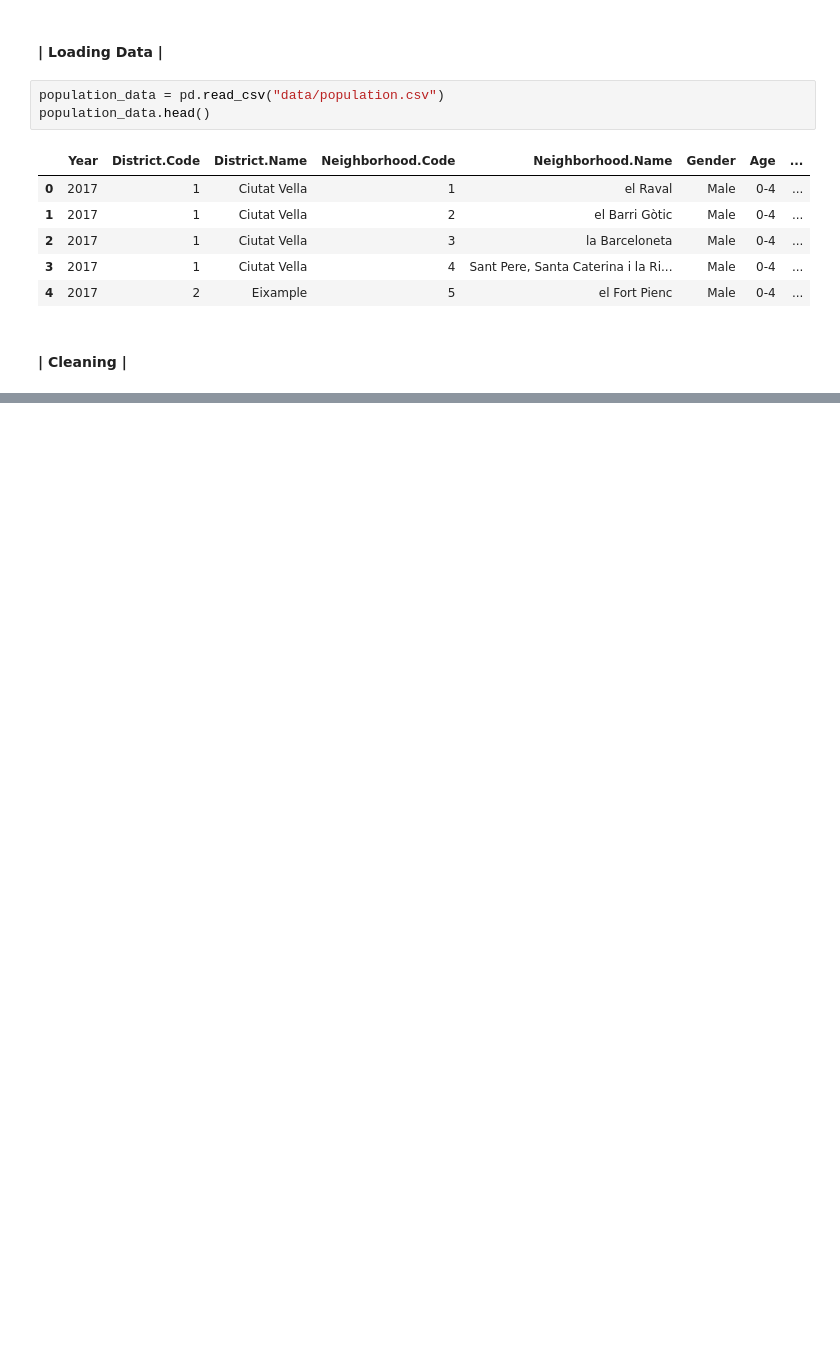
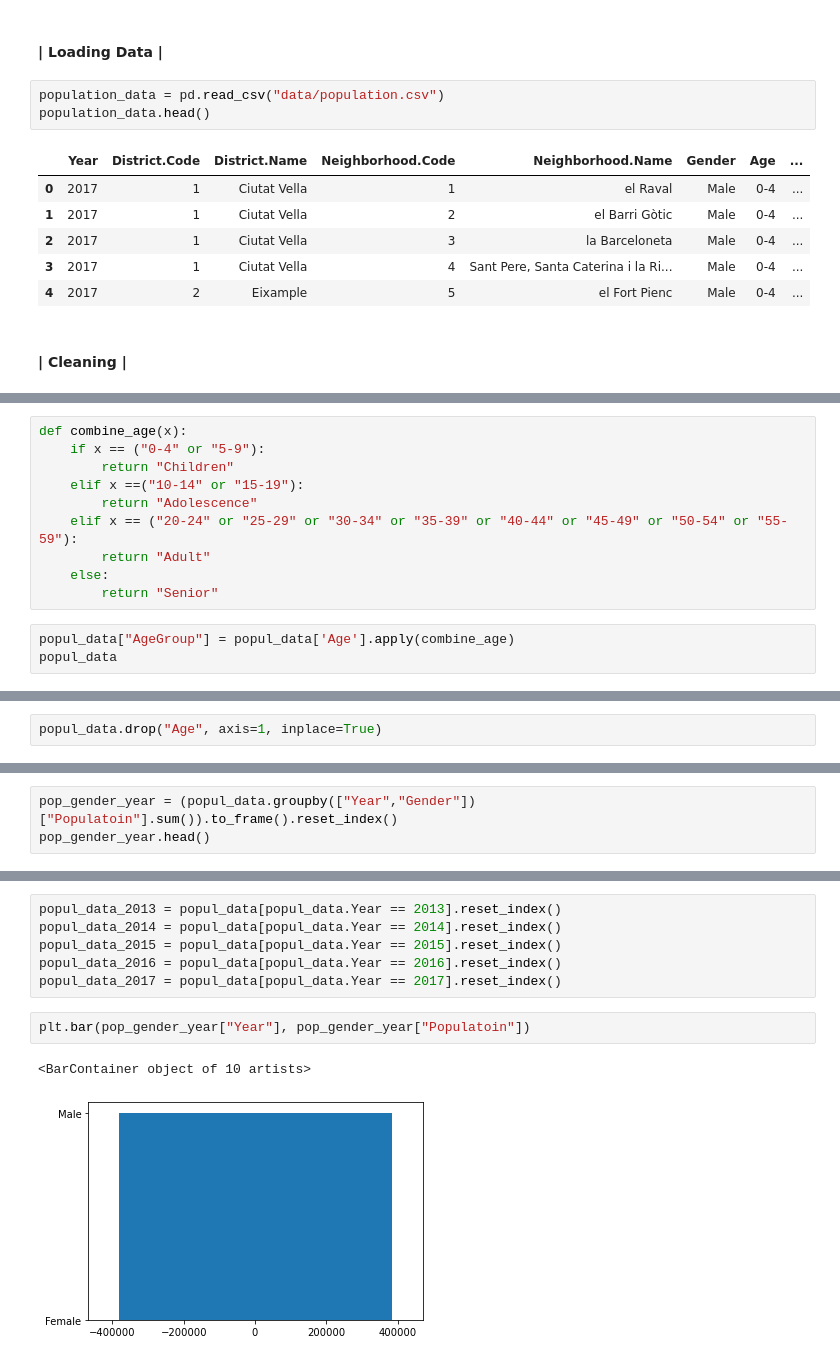
Before and after one commit to AlfaisalGassim/Barcelona_EDA, a Jupyter notebook: Barcelona.ipynb, the cells around one changed output, grey strips where cells are left out. Drawn from its saved outputs; the diff is of its cells as text; blank space fills up the shorter version.

```diff
--- a/Barcelona.ipynb
+++ b/Barcelona.ipynb
@@ -36,3 +40,16 @@ popul_data.head()
 | 2 | 2017 | 1 | Ciutat Vella | 3 | la Barceloneta | Male | 0-4 | 43 |
 | 3 | 2017 | 1 | Ciutat Vella | 4 | Sant Pere, Santa Caterina i la Ri... | Male | 0-4 | 95 |
 | 4 | 2017 | 2 | Eixample | 5 | el Fort Pienc | Male | 0-4 | 124 |
+# %%
+def combine_age(x):
+    if x == ("0-4" or "5-9"):
+        return "Children"
+    elif x ==("10-14" or "15-19"):
+        return "Adolescence"
+    elif x == ("20-24" or "25-29" or "30-34" or "35-39" or "40-44" or "45-49" or "50-54" or "55-59"):
+        return "Adult"
+    else:
+        return "Senior"
+# %%
+popul_data["AgeGroup"] = popul_data['Age'].apply(combine_age)
+popul_data
@@ -38,0 +70,2 @@ popul_data.head()
+# %%
+popul_data.drop("Age", axis=1, inplace=True)
@@ -38,0 +90,3 @@ popul_data.head()
+# %%
+pop_gender_year = (popul_data.groupby(["Year","Gender"])["Populatoin"].sum()).to_frame().reset_index()
+pop_gender_year.head()
@@ -38,0 +121,11 @@ popul_data.head()
+# %%
+popul_data_2013 = popul_data[popul_data.Year == 2013].reset_index()
+popul_data_2014 = popul_data[popul_data.Year == 2014].reset_index()
+popul_data_2015 = popul_data[popul_data.Year == 2015].reset_index()
+popul_data_2016 = popul_data[popul_data.Year == 2016].reset_index()
+popul_data_2017 = popul_data[popul_data.Year == 2017].reset_index()
+# %%
+plt.bar(pop_gender_year["Year"], pop_gender_year["Populatoin"])
+# %% [output]
+<BarContainer object of 10 artists>
+[figure, added]
```
Also changed, not shown: parts of 9 cells of this notebook, 1 other file.
